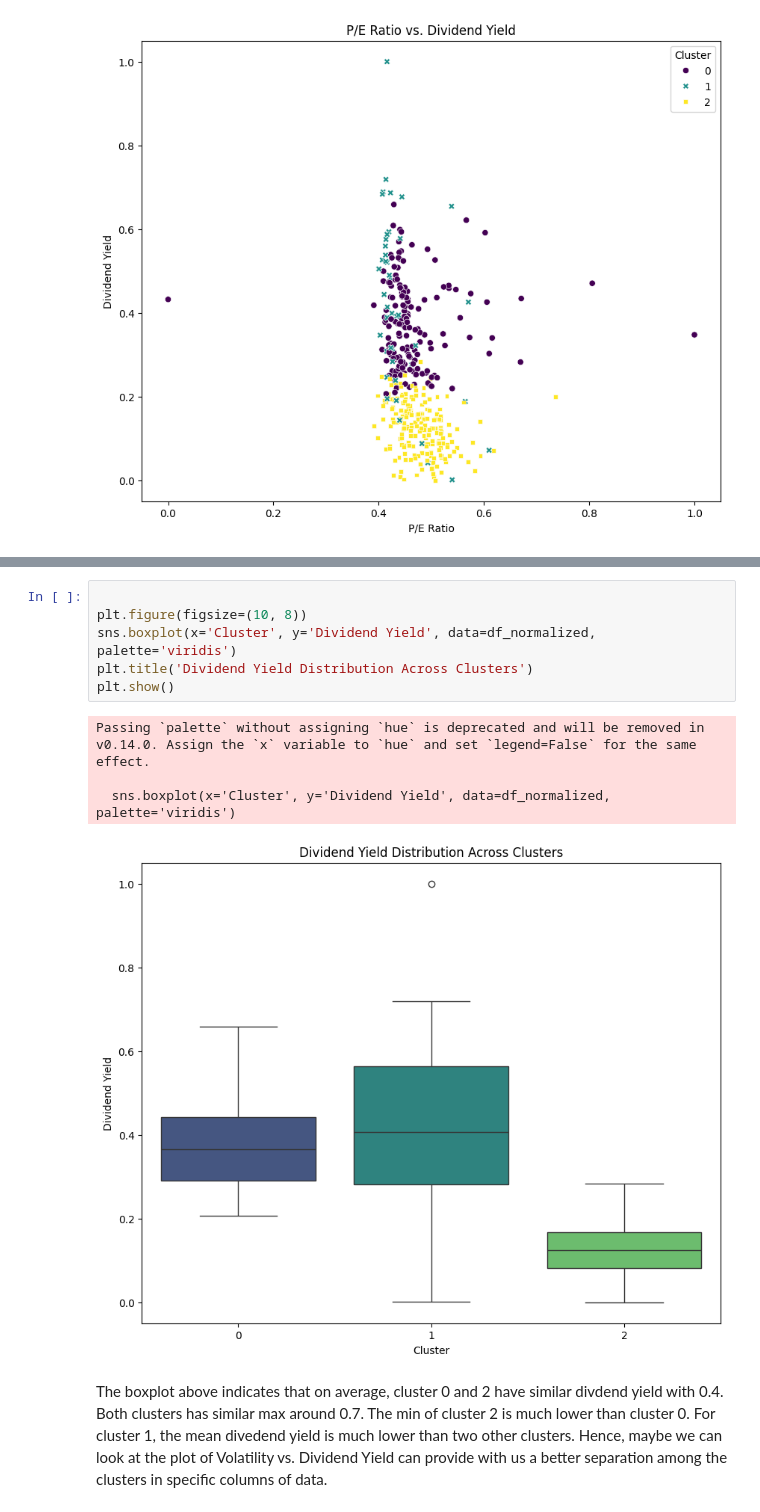
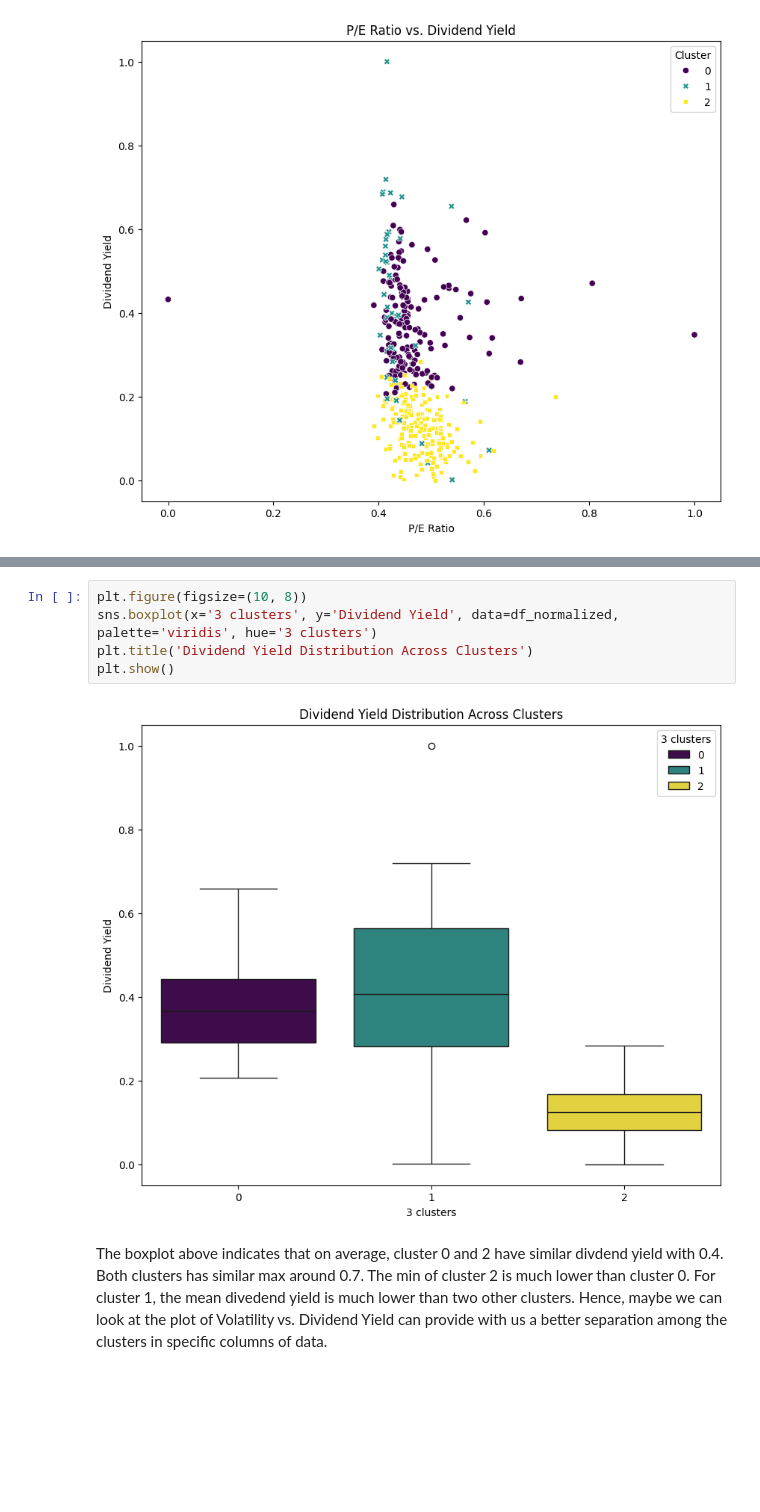
Before and after one commit to Purpup/COGS118B-Project, a Jupyter notebook: FinalProject.ipynb, the cells around one changed output, grey strips where cells are left out. Saved outputs shown, nothing was run; the diff lists cells and outputs as text; blank space fills up the shorter version.

```diff
--- a/FinalProject.ipynb
+++ b/FinalProject.ipynb
@@ -538,14 +527,10 @@ NameError: name 'sector_counts' is not defined
 # %%
-
 plt.figure(figsize=(10, 8))
-sns.boxplot(x='Cluster', y='Dividend Yield', data=df_normalized, palette='viridis')
+sns.boxplot(x='3 clusters', y='Dividend Yield', data=df_normalized, palette='viridis', hue='3 clusters')
 plt.title('Dividend Yield Distribution Across Clusters')
 plt.show()
 # %% [output]
-Passing `palette` without assigning `hue` is deprecated and will be removed in v0.14.0. Assign the `x` variable to `hue` and set `legend=False` for the same effect.
-
-  sns.boxplot(x='Cluster', y='Dividend Yield', data=df_normalized, palette='viridis')
-[figure, old version]
+[figure, new version]
 # %% [markdown]
 The boxplot above indicates that on average, cluster 0 and 2 have similar divdend yield with 0.4. Both clusters has similar max around 0.7. The min of cluster 2 is much lower than cluster 0. For cluster 1, the mean divedend yield is much lower than two other clusters. Hence, maybe we can look at the plot of Volatility vs. Dividend Yield can provide with us a better separation among the clusters in specific columns of data.
 # %%
```
Also changed, not shown: parts of 4 cells of this notebook.
